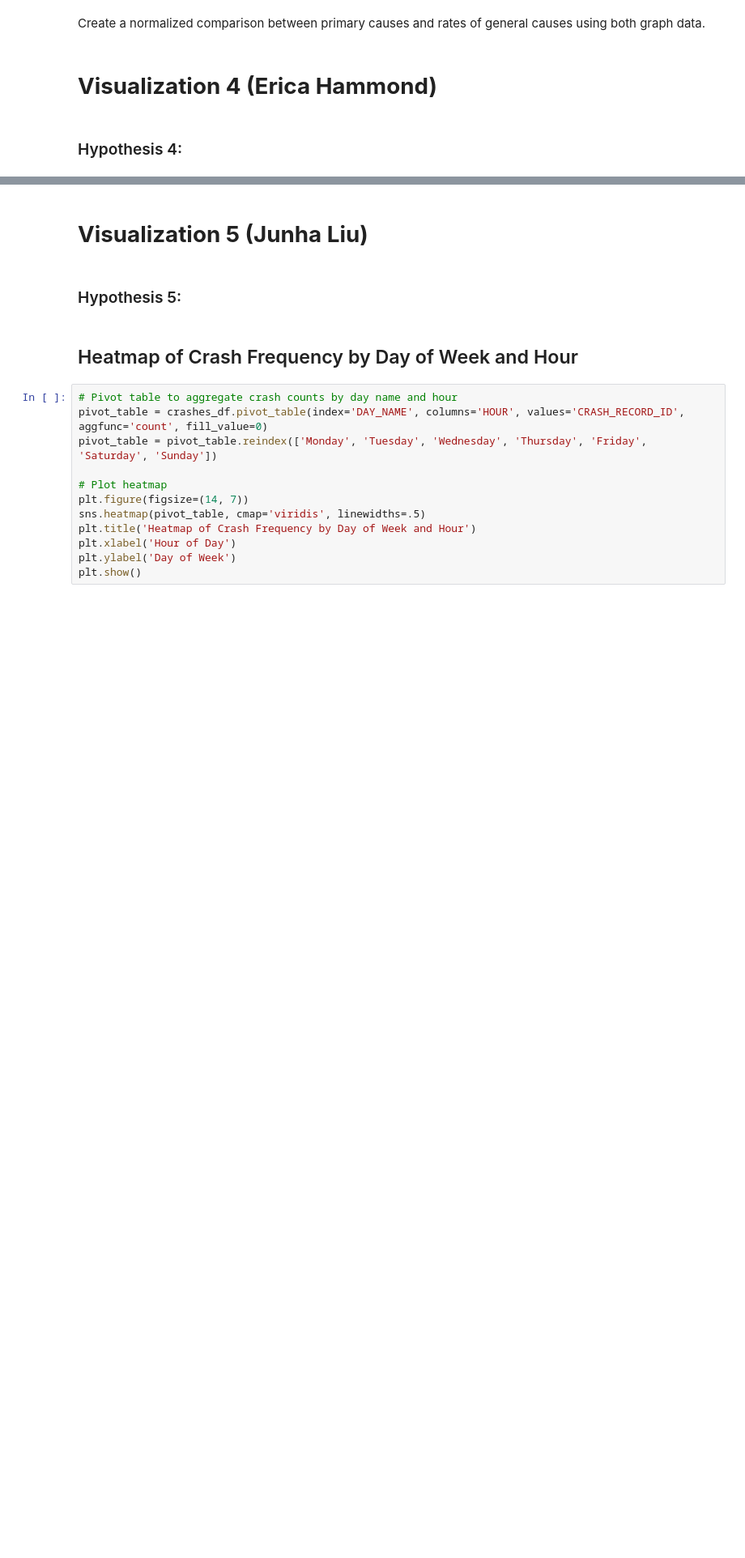
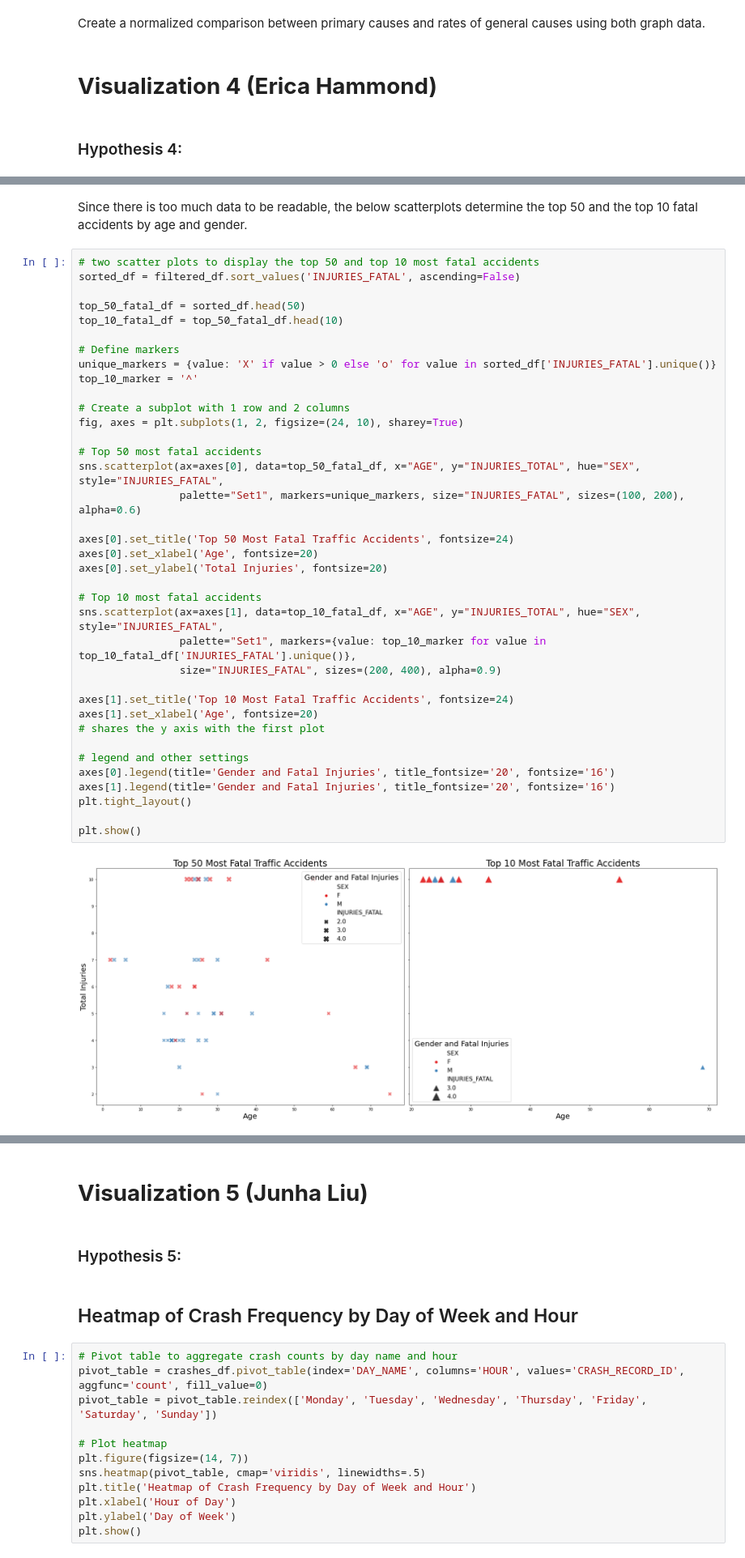
Before and after one commit to jweis4/CS-418-Traffic-Accidents-Analysis-Project, a Jupyter notebook: src/CS-418-Group-16.ipynb, the cells around one changed output, grey strips where cells are left out. Shown at 81% size. Drawn from its saved outputs; the diff is of its cells as text; blank space fills up the shorter version.

```diff
--- a/src/CS-418-Group-16.ipynb
+++ b/src/CS-418-Group-16.ipynb
@@ -490,0 +608,41 @@ Create a normalized comparison between primary causes and rates of general cause
+# %% [markdown]
+Since there is too much data to be readable, the below scatterplots determine the top 50 and the top 10 fatal accidents by age and gender.
+# %%
+# two scatter plots to display the top 50 and top 10 most fatal accidents
+sorted_df = filtered_df.sort_values('INJURIES_FATAL', ascending=False)
+
+top_50_fatal_df = sorted_df.head(50)
+top_10_fatal_df = top_50_fatal_df.head(10)
+
+# Define markers
+unique_markers = {value: 'X' if value > 0 else 'o' for value in sorted_df['INJURIES_FATAL'].unique()}
+top_10_marker = '^'
+
+# Create a subplot with 1 row and 2 columns
+fig, axes = plt.subplots(1, 2, figsize=(24, 10), sharey=True)
+
+# Top 50 most fatal accidents
+sns.scatterplot(ax=axes[0], data=top_50_fatal_df, x="AGE", y="INJURIES_TOTAL", hue="SEX", style="INJURIES_FATAL",
+                palette="Set1", markers=unique_markers, size="INJURIES_FATAL", sizes=(100, 200), alpha=0.6)
+
+axes[0].set_title('Top 50 Most Fatal Traffic Accidents', fontsize=24)
+axes[0].set_xlabel('Age', fontsize=20)
+axes[0].set_ylabel('Total Injuries', fontsize=20)
+
+# Top 10 most fatal accidents
+sns.scatterplot(ax=axes[1], data=top_10_fatal_df, x="AGE", y="INJURIES_TOTAL", hue="SEX", style="INJURIES_FATAL",
+                palette="Set1", markers={value: top_10_marker for value in top_10_fatal_df['INJURIES_FATAL'].unique()},
+                size="INJURIES_FATAL", sizes=(200, 400), alpha=0.9)
+
+axes[1].set_title('Top 10 Most Fatal Traffic Accidents', fontsize=24)
+axes[1].set_xlabel('Age', fontsize=20)
+# shares the y axis with the first plot
+
+# legend and other settings
+axes[0].legend(title='Gender and Fatal Injuries', title_fontsize='20', fontsize='16')
+axes[1].legend(title='Gender and Fatal Injuries', title_fontsize='20', fontsize='16')
+plt.tight_layout()
+
+plt.show()
+# %% [output]
+[figure, added]
```
Also changed, not shown: parts of 8 cells of this notebook.
